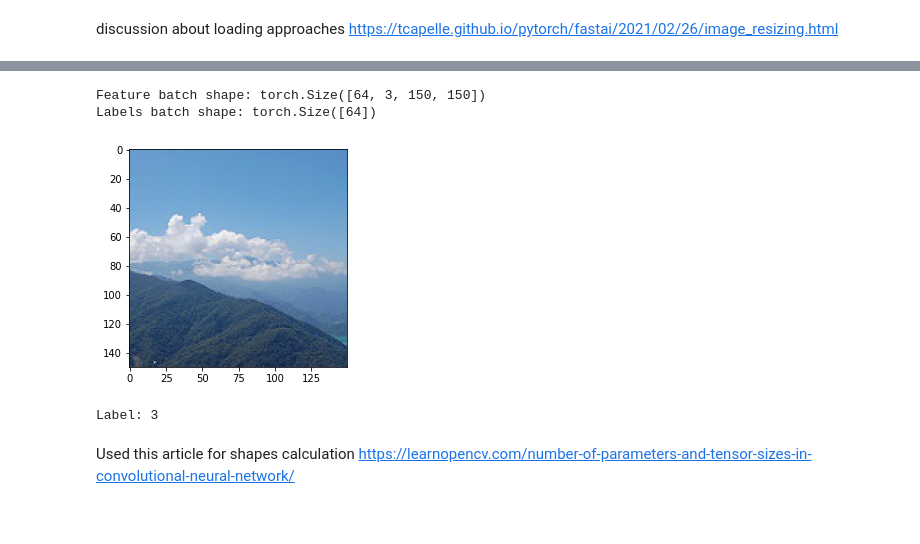
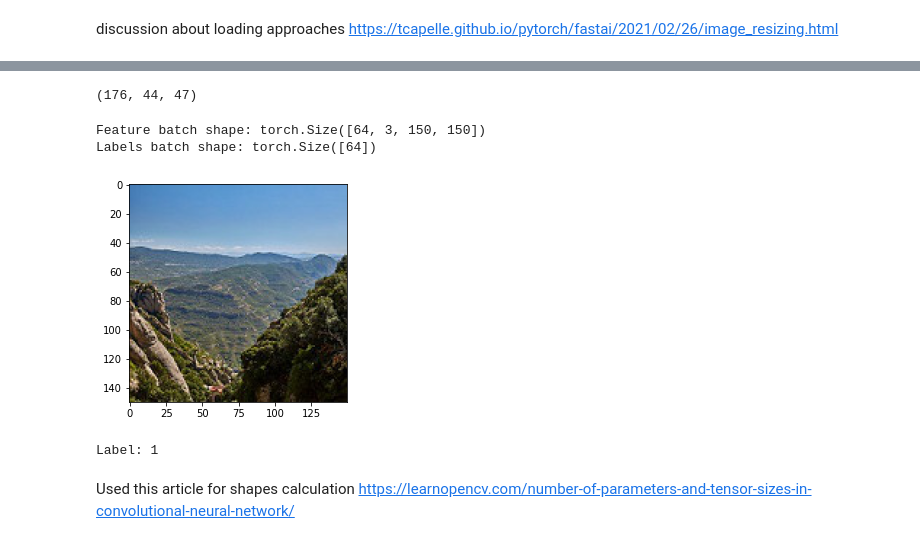
Before and after one commit to OlegBEZb/CV_advanced_course, a Jupyter notebook: HW_2_image_classification/Image_classification.ipynb, the cells around one changed output, grey strips where cells are left out. Cells and saved outputs as stored; diff of their text form; code cells hidden in the pictures.

```diff
--- a/HW_2_image_classification/Image_classification.ipynb
+++ b/HW_2_image_classification/Image_classification.ipynb
@@ -600,0 +479,14 @@ len(train_dataset), len(test_dataset)
+# %%
+from train import get_dataloaders
+
+train_dataloader, val_dataloader, test_dataloader = get_dataloaders(
+    train_data_dir=train_data_dir, test_data_dir=test_data_dir,
+    val_size=0.2,  transform=transforms.Compose([
+        transforms.Resize((img_width, img_height)),
+            transforms.ToTensor(),  #
+        ]),
+        transform_test=transforms.Resize([img_width, img_height]))
+
+len(train_dataloader), len(val_dataloader), len(test_dataloader)
+# %% [output]
+(176, 44, 47)
@@ -601,21 +495,21 @@ len(train_dataset), len(test_dataset)
 # %%
 # Display image and label.
 train_features, train_labels = next(iter(train_dataloader))
 print(f"Feature batch shape: {train_features.size()}")
 print(f"Labels batch shape: {train_labels.size()}")
 img = train_features[0].squeeze()
 try:
-    label = train_dataset.target_transform.inverse_transform([train_labels[0]])
+    label = train_dataloader.dataset.target_transform.inverse_transform([train_labels[0]])
 except:
     label = train_labels[0]
 plt.imshow(img.permute(1, 2, 0), cmap="gray")
 plt.show()
 print(f"Label: {label}")
 # %% [output]
 Feature batch shape: torch.Size([64, 3, 150, 150])
 Labels batch shape: torch.Size([64])
-[figure, old version]
+[figure, new version]
-Label: 3
+Label: 1
 # %% [markdown]
 Used this article for shapes calculation
 https://learnopencv.com/number-of-parameters-and-tensor-sizes-in-convolutional-neural-network/
```
Also changed, not shown: parts of 9 cells of this notebook.
